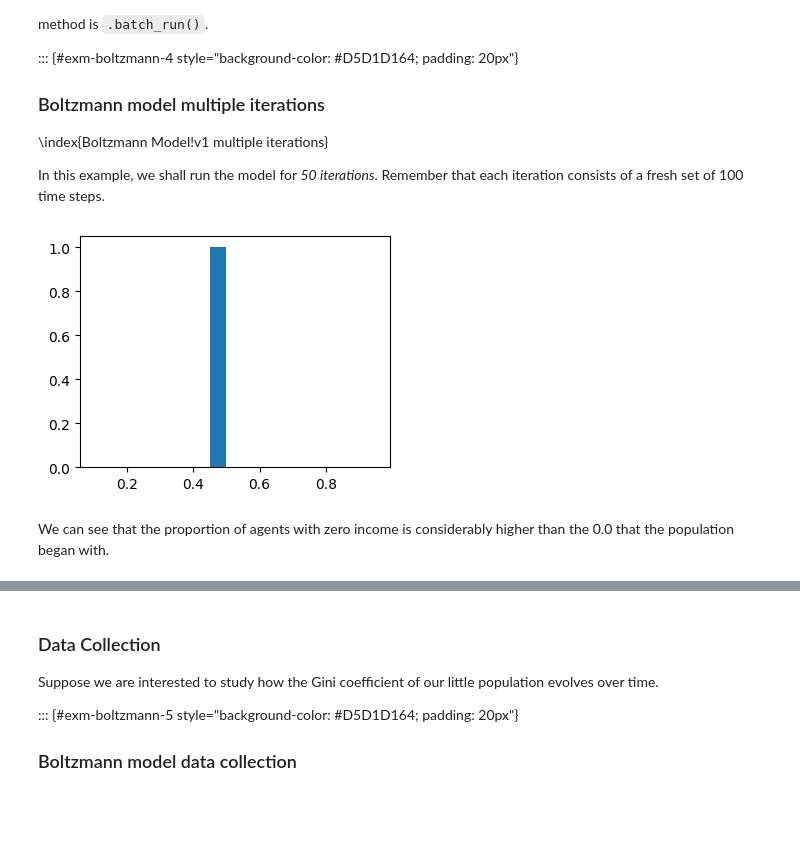
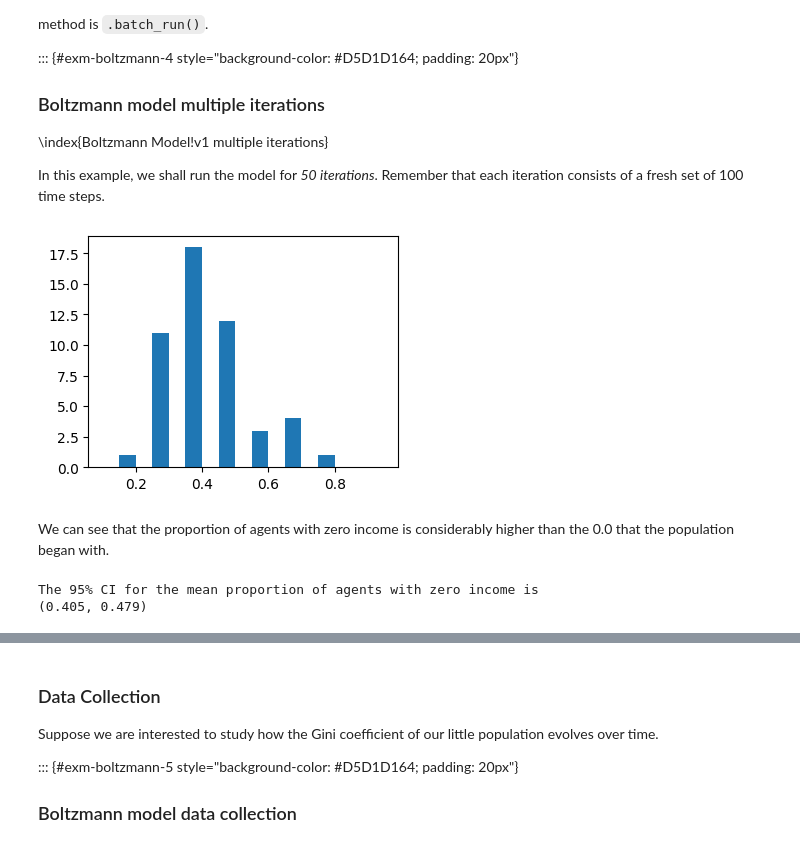
Before and after one commit to singator/ind5003-book, a Jupyter notebook: 07-simulation-new.ipynb, the cells around one changed output, grey strips where cells are left out. Cells and saved outputs as stored; diff of their text form; code cells hidden in the pictures; blank space fills up the shorter version.

```diff
--- a/07-simulation-new.ipynb
+++ b/07-simulation-new.ipynb
@@ -624,22 +618,22 @@ iteration consists of a fresh set of 100 time steps.
 # %%
 #| fig-align: center
 params = {"N": 10}
 
 results = mesa.batch_run(
     MoneyModel,
     parameters=params,
-    # rng=[None]*50,
+    rng=[None]*50,
     max_steps=100,
     number_processes=1,
     data_collection_period=-1
     #display_progress=True,
 )
 results_df = pd.DataFrame(results)
 results_df.zero_prop.hist(grid=False,
                           bins=np.arange(0.10, 1.00, 0.05),
                           figsize=(4,3));
 # %% [output]
-[figure, old version]
+[figure, new version]
 # %% [markdown]
 We can see that the proportion of agents with zero income is considerably higher
 than the 0.0 that the population began with.
@@ -649,6 +643,9 @@ print(f"""
 The 95% CI for the mean proportion of agents with zero income is
 ({ttest_out[0]:.3f}, {ttest_out[1]:.3f})
        """)
+# %% [output]
+The 95% CI for the mean proportion of agents with zero income is
+(0.405, 0.479)
 # %% [markdown]
 :::
 
```
Also changed, not shown: parts of 8 cells of this notebook, 7 other files.
